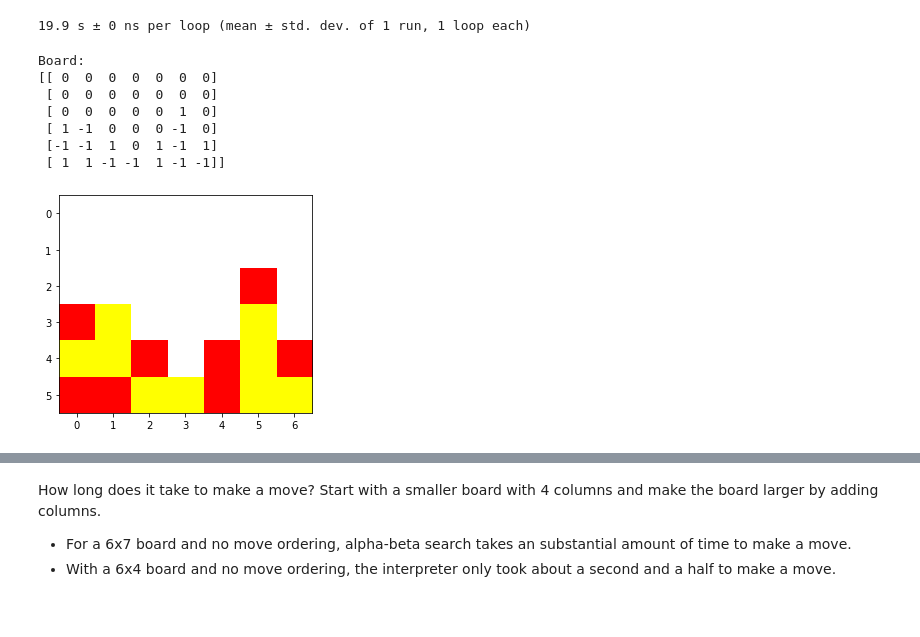
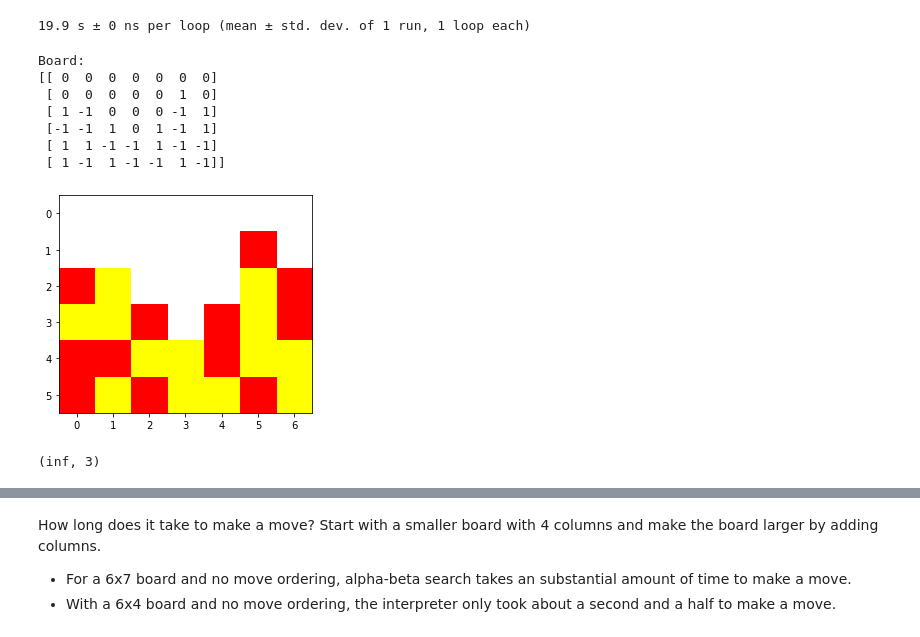
Before and after one commit to KadeLehman/CS7320-AI, a Jupyter notebook: Games/assignment_connect4.ipynb, the cells around one changed output, grey strips where cells are left out. Drawn from its saved outputs; the diff is of its cells as text; code cells hidden in the pictures.

```diff
--- a/Games/assignment_connect4.ipynb
+++ b/Games/assignment_connect4.ipynb
@@ -412,28 +408,28 @@ Board:
 (inf, 3)
 19.9 s ± 0 ns per loop (mean ± std. dev. of 1 run, 1 loop each)
 # %%
-# x can win if it chooses ?.
+# red can win if it chooses 3, because that sets up a trap where red has two winning opportunies at the same time.
 
 board = np.array([[0,0,0,0,0,0,0],
-                  [0,0,0,0,0,0,0],
                   [0,0,0,0,0,1,0],
-                  [1,-1,0,0,0,-1,0],
+                  [1,-1,0,0,0,-1,1],
                   [-1,-1,1,0,1,-1,1],
-                  [1,1,-1,-1,1,-1,-1]])
-
+                  [1,1,-1,-1,1,-1,-1],
+                  [1,-1,1,-1,-1,1,-1]])
 
 print("Board:")
 print(board)
 show_board(board)
 
 print()
 %timeit -n 1 -r 1 display(alpha_beta_search(board))
 # %% [output]
 Board:
 [[ 0  0  0  0  0  0  0]
- [ 0  0  0  0  0  0  0]
  [ 0  0  0  0  0  1  0]
- [ 1 -1  0  0  0 -1  0]
+ [ 1 -1  0  0  0 -1  1]
  [-1 -1  1  0  1 -1  1]
- [ 1  1 -1 -1  1 -1 -1]]
+ [ 1  1 -1 -1  1 -1 -1]
+ [ 1 -1  1 -1 -1  1 -1]]
-[figure, old version]
+[figure, new version]
+(inf, 3)
```
Also changed, not shown: parts of 5 cells of this notebook.
